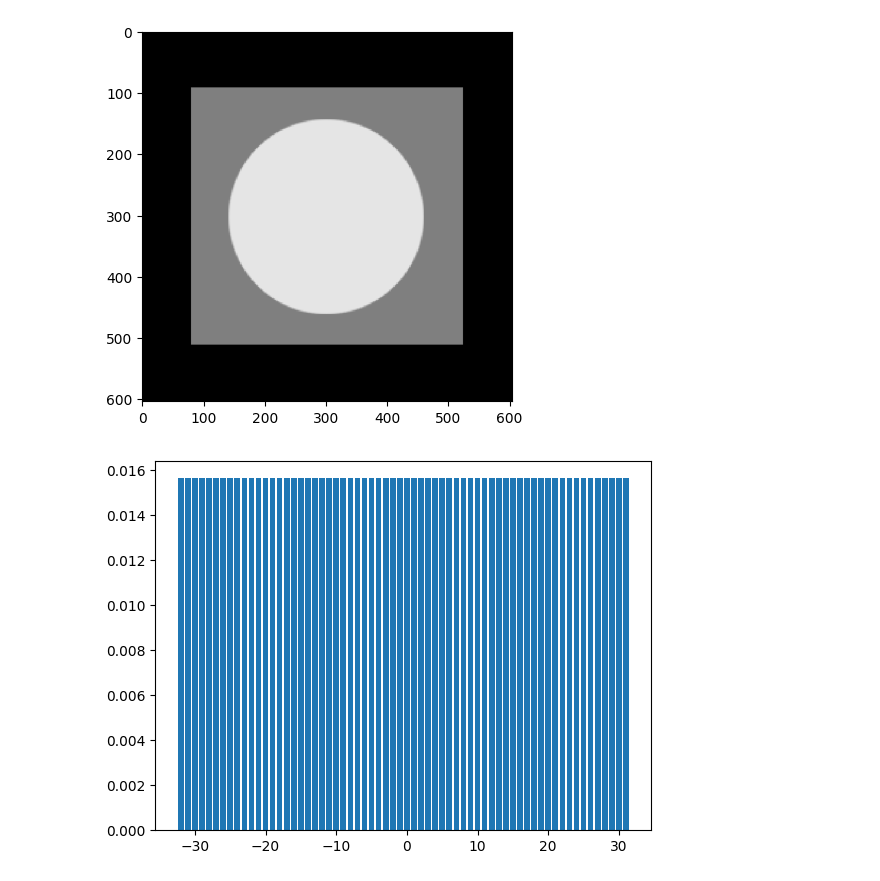
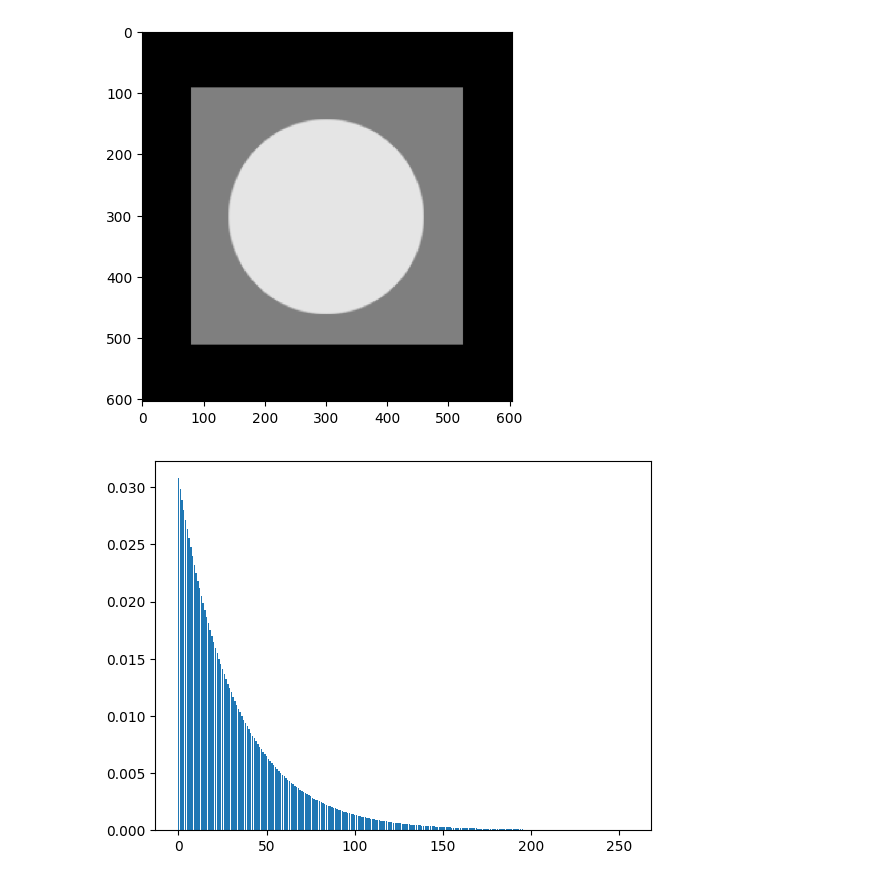
Before and after one commit to hufsaim/T10306201, a Jupyter notebook: notebook_2024/additive_noise.ipynb, the cells around one changed output. Saved outputs shown, nothing was run; the diff lists cells and outputs as text; code cells hidden in the pictures.

```diff
--- a/notebook_2024/additive_noise.ipynb
+++ b/notebook_2024/additive_noise.ipynb
@@ -24,12 +24,13 @@ plt.show()
 (604, 604) int16
 [figure]
 # %%
-x = np.arange(-32,32)
-dist = np.ones_like(x)/64.
+x = np.arange(0,256)
+dist = np.exp(-(x)/(32))
+dist = dist/np.sum(dist)
 plt.bar(x,dist)
 plt.show()
 # %% [output]
-[figure, old version]
+[figure, new version]
 # %%
 g = np.zeros_like(f)
 for i in np.arange(f.shape[0]):
```
Also changed, not shown: parts of 1 cell of this notebook.
